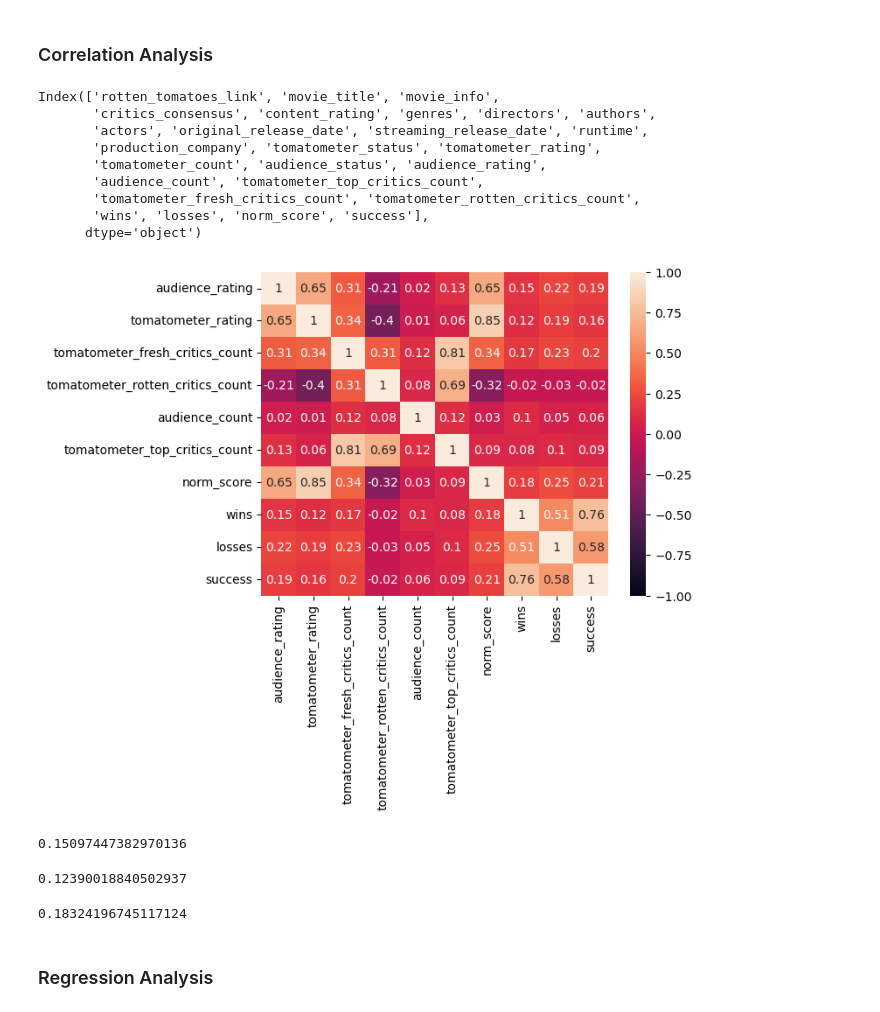
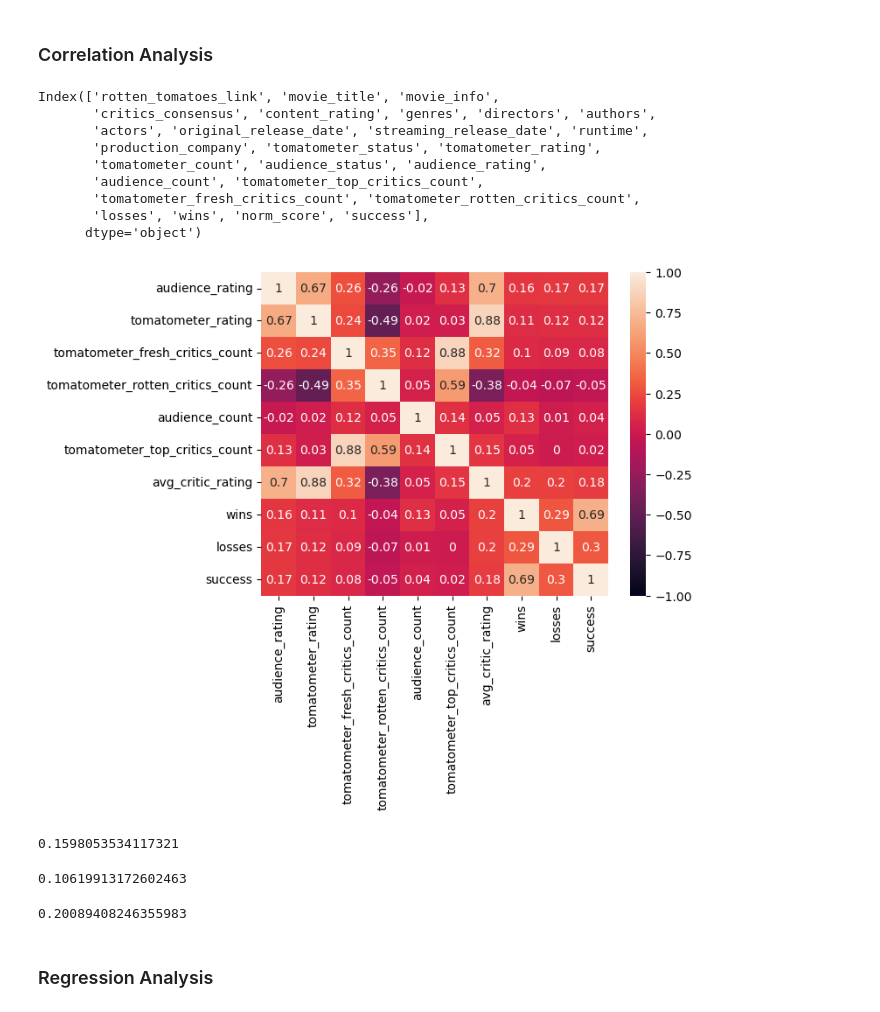
Before and after one commit to Jonathan-Alexander/DATA515-RottenTomatoesAnalysis, a Jupyter notebook: rotten_tomatoes/q2_modeling.ipynb, the cells around one changed output. Cells and saved outputs as stored; diff of their text form; code cells hidden in the pictures.

Commit message:
Clean and Add figures for Q2

```diff
--- a/rotten_tomatoes/q2_modeling.ipynb
+++ b/rotten_tomatoes/q2_modeling.ipynb
@@ -12,0 +13,3 @@ from utils import plot_linear_fit
+# %%
+any_win = pd.read_csv(r'../data/any_win_data.csv')
+best_pic = pd.read_csv(r'../data/best_picture_data.csv')
@@ -171,6 +151,12 @@ cr = cr.dropna(subset = ['norm_score'])
 avg_critic_scores = cr.groupby('rotten_tomatoes_link')['norm_score'].mean()
 # %%
 data = pd.merge(movies_with_wl, avg_critic_scores, on='rotten_tomatoes_link', how='left')
+# %%
+any_win = any_win[['rotten_tomatoes_link', 'num_wins', 'review_score']].groupby('rotten_tomatoes_link').agg({'num_wins': 'max', 'review_score': 'mean'})
+any_win['success'] = any_win.num_wins > 0
+
+data = data.drop(['norm_score', 'wins'], axis=1)
+data = pd.merge(data, any_win.rename({'num_wins': 'wins', 'review_score': 'norm_score'}, axis=1), on='rotten_tomatoes_link', validate='one_to_one')
 # %%
 data.norm_score.corr(data.wins)
 # %% [output]
@@ -313,28 +299,28 @@ Index(['rotten_tomatoes_link', 'movie_title', 'movie_info',
        'tomatometer_count', 'audience_status', 'audience_rating',
        'audience_count', 'tomatometer_top_critics_count',
        'tomatometer_fresh_critics_count', 'tomatometer_rotten_critics_count',
-       'wins', 'losses', 'norm_score', 'success'],
+       'losses', 'wins', 'norm_score', 'success'],
       dtype='object')
 # %%
-corr_analysis = CorrelationAnalysis(data)
-corr_analysis.plot_heatmap(['audience_rating', 'tomatometer_rating', 'tomatometer_fresh_critics_count', 'tomatometer_rotten_critics_count', 'audience_count', 'tomatometer_top_critics_count', 'norm_score', 'wins', 'losses', 'success'])
+corr_analysis = CorrelationAnalysis(data.rename({'norm_score': 'avg_critic_rating'}, axis=1))
+corr_analysis.plot_heatmap(['audience_rating', 'tomatometer_rating', 'tomatometer_fresh_critics_count', 'tomatometer_rotten_critics_count', 'audience_count', 'tomatometer_top_critics_count', 'avg_critic_rating', 'wins', 'losses', 'success'], file_name="heatmap.png")
 # %% [output]
-[figure, old version]
+[figure, new version]
 # %%
 #1. Is there correlation between audience rating and the number of Oscar awards a movie wins?
 corr_analysis.corr_coef('audience_rating', 'wins')
 # %% [output]
-0.15097447382970136
+0.1598053534117321
 # %%
 #2. Is there a correlation between tomatometer rating and the number of Oscar awards a movie wins?
 corr_analysis.corr_coef('tomatometer_rating', 'wins')
 # %% [output]
-0.12390018840502937
+0.10619913172602463
 # %%
 #3. Is there a correlation between critic scores and the number of Oscar awards a movie wins?
-corr_analysis.corr_coef('norm_score', 'wins')
+corr_analysis.corr_coef('avg_critic_rating', 'wins')
 # %% [output]
-0.18324196745117124
+0.20089408246355983
 # %% [markdown]
 ### Regression Analysis
 # %%
```
Also changed, not shown: parts of 28 cells of this notebook, 4 other files.
